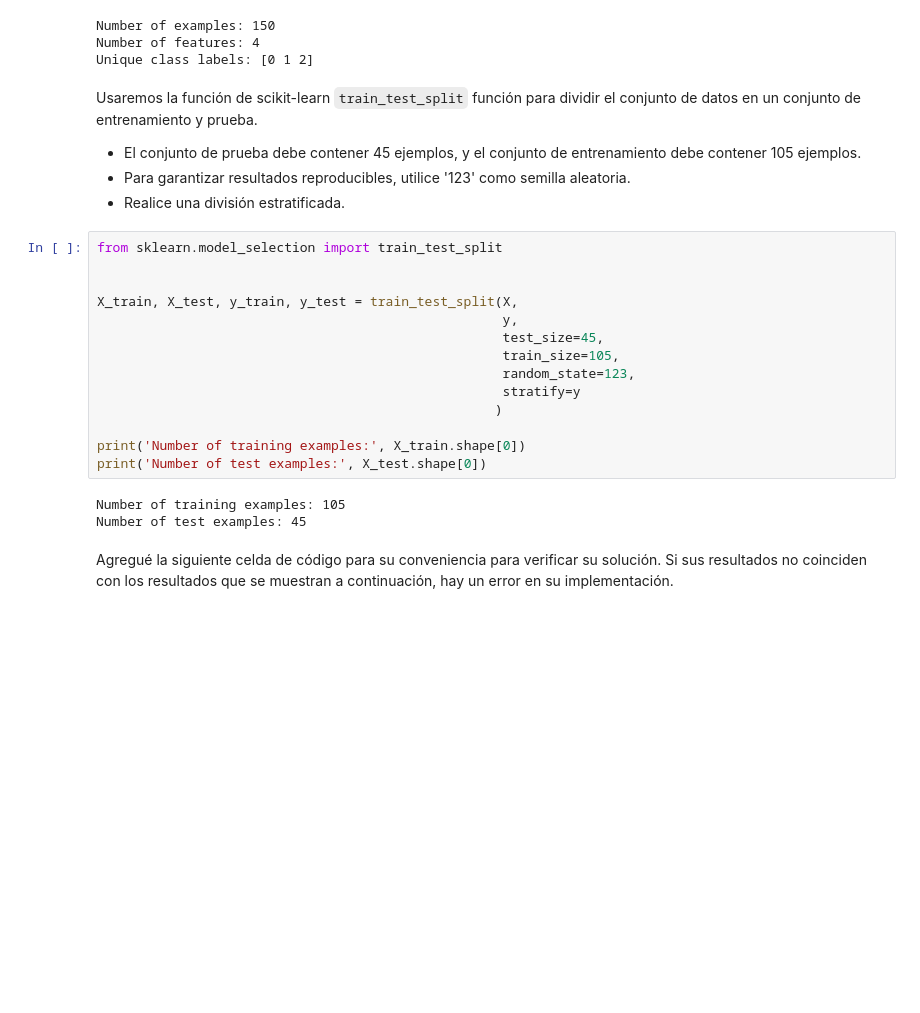
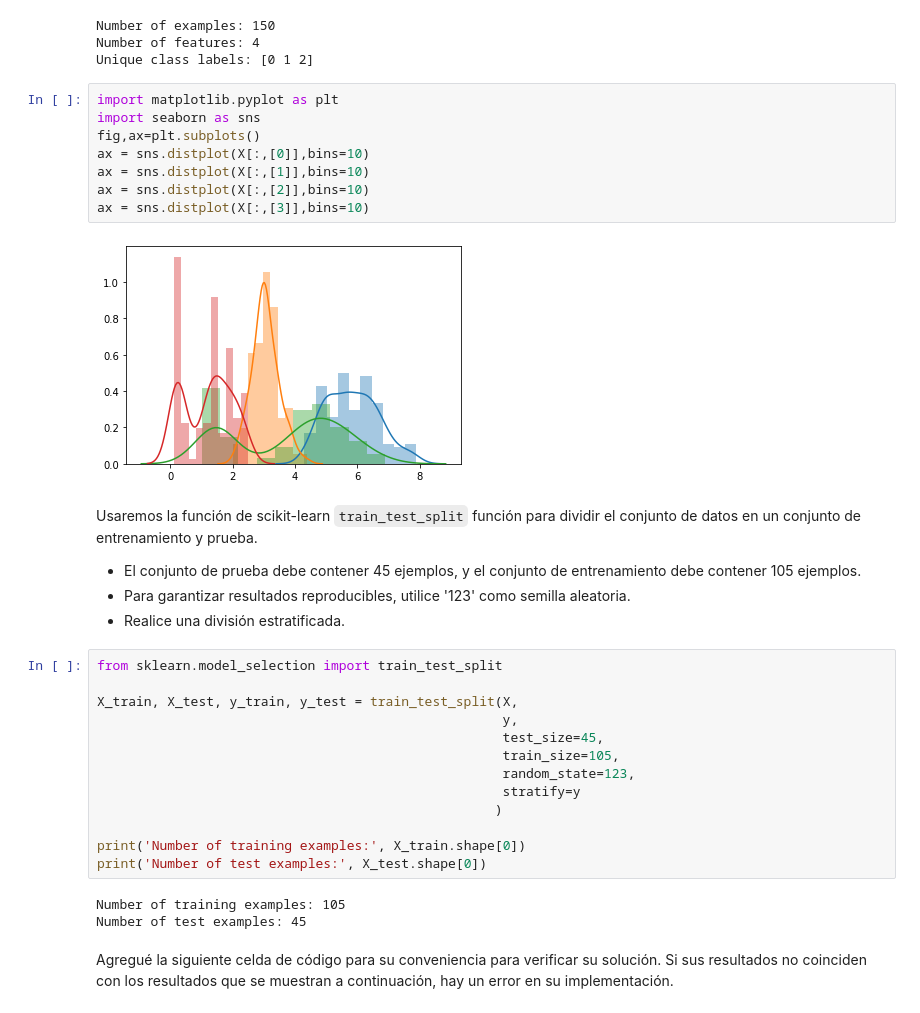
Before and after one commit to git-lu/intro-aprendizaje, a Jupyter notebook: practicos/IntML2020_Validacion_Ensamble.ipynb, the cells around one changed output. Saved outputs shown, nothing was run; the diff lists cells and outputs as text; blank space fills up the shorter version.

```diff
--- a/practicos/IntML2020_Validacion_Ensamble.ipynb
+++ b/practicos/IntML2020_Validacion_Ensamble.ipynb
@@ -106,6 +106,16 @@ print('Unique class labels:', np.unique(y))
 Number of examples: 150
 Number of features: 4
 Unique class labels: [0 1 2]
+# %%
+import matplotlib.pyplot as plt
+import seaborn as sns
+fig,ax=plt.subplots()
+ax = sns.distplot(X[:,[0]],bins=10)
+ax = sns.distplot(X[:,[1]],bins=10)
+ax = sns.distplot(X[:,[2]],bins=10)
+ax = sns.distplot(X[:,[3]],bins=10)
+# %% [output]
+[figure, added]
 # %% [markdown]
 Usaremos la función de scikit-learn `train_test_split`
 función para dividir el conjunto de datos en un conjunto de entrenamiento y prueba.
@@ -116,7 +126,6 @@ función para dividir el conjunto de datos en un conjunto de entrenamiento y pru
 - Realice una división estratificada.
 # %%
 from sklearn.model_selection import train_test_split
-
 
 X_train, X_test, y_train, y_test = train_test_split(X,
                                                     y,
```
Also changed, not shown: parts of 10 cells of this notebook.
